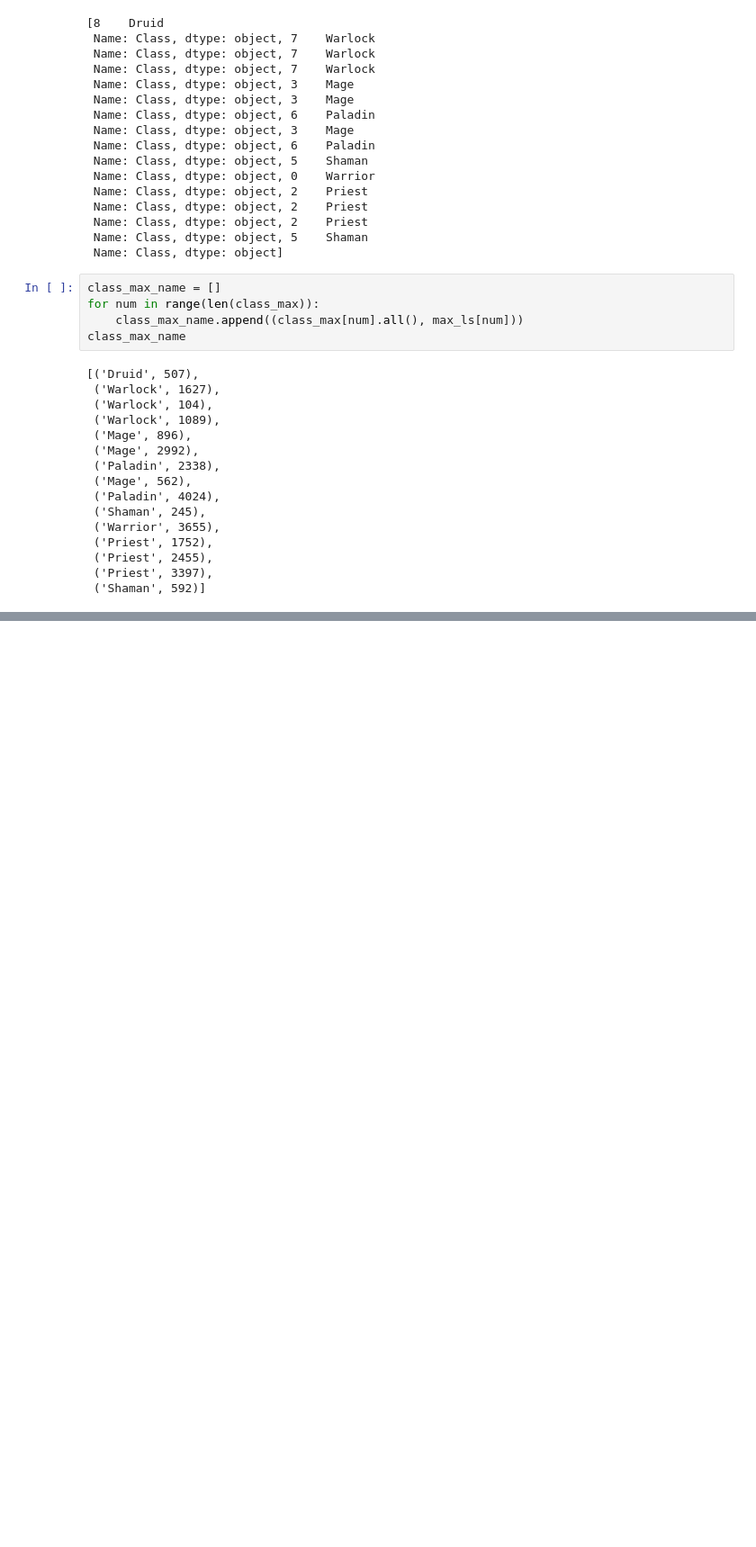
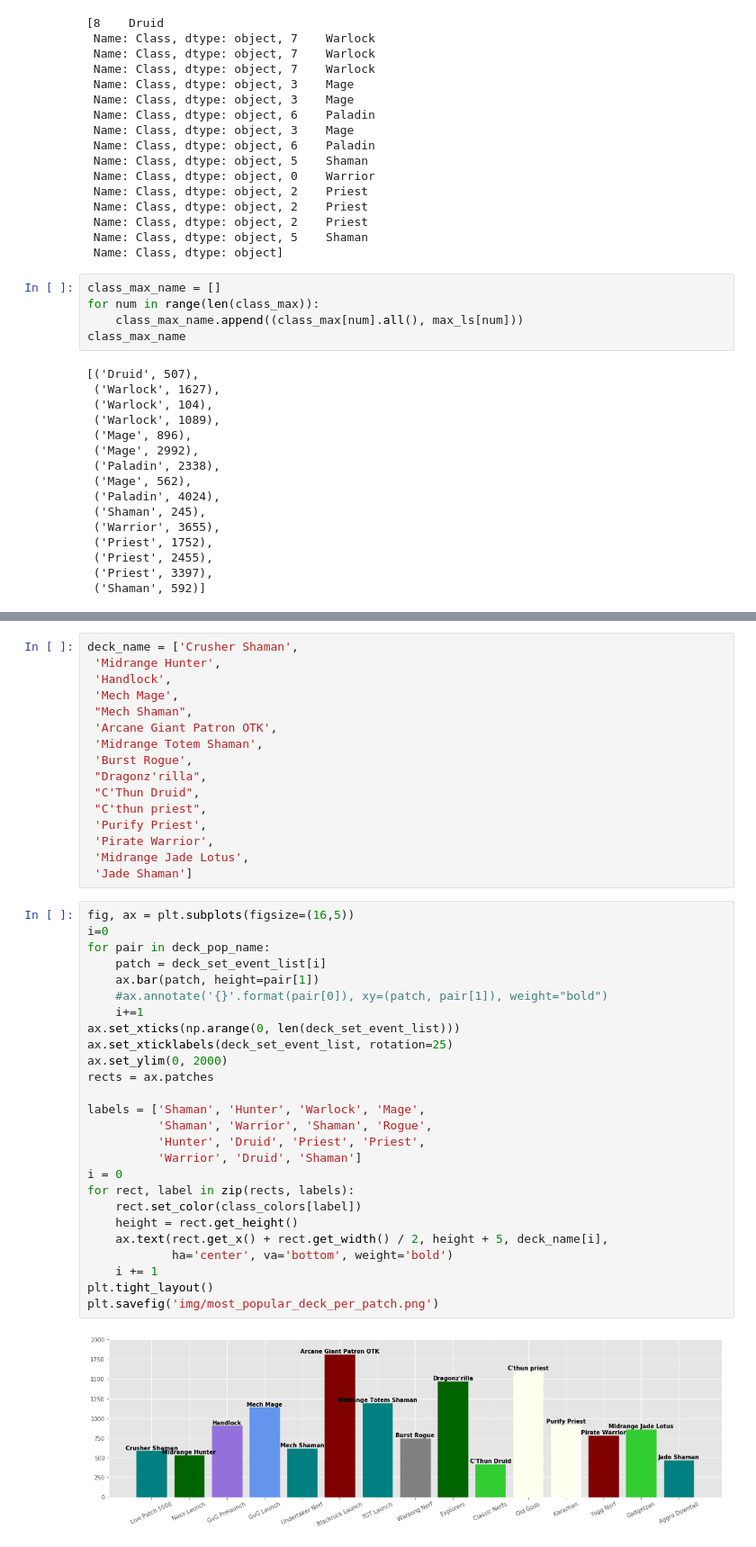
Before and after one commit to NJacobsohn/Hearthstone-Data-Analysis, a Jupyter notebook: EDA_plotting.ipynb, the cells around one changed output, grey strips where cells are left out. Shown at 90% size. Saved outputs shown, nothing was run; the diff lists cells and outputs as text; blank space fills up the shorter version.

```diff
--- a/EDA_plotting.ipynb
+++ b/EDA_plotting.ipynb
@@ -375,0 +597,44 @@ srs.all()
+# %%
+deck_name = ['Crusher Shaman',
+ 'Midrange Hunter',
+ 'Handlock',
+ 'Mech Mage',
+ "Mech Shaman",
+ 'Arcane Giant Patron OTK',
+ 'Midrange Totem Shaman',
+ 'Burst Rogue',
+ "Dragonz'rilla",
+ "C'Thun Druid",
+ "C'thun priest",
+ 'Purify Priest',
+ 'Pirate Warrior',
+ 'Midrange Jade Lotus',
+ 'Jade Shaman']
+# %%
+fig, ax = plt.subplots(figsize=(16,5))
+i=0
+for pair in deck_pop_name:
+    patch = deck_set_event_list[i]
+    ax.bar(patch, height=pair[1])
+    #ax.annotate('{}'.format(pair[0]), xy=(patch, pair[1]), weight="bold")
+    i+=1
+ax.set_xticks(np.arange(0, len(deck_set_event_list)))
+ax.set_xticklabels(deck_set_event_list, rotation=25)
+ax.set_ylim(0, 2000)
+rects = ax.patches
+
+labels = ['Shaman', 'Hunter', 'Warlock', 'Mage',
+          'Shaman', 'Warrior', 'Shaman', 'Rogue',
+          'Hunter', 'Druid', 'Priest', 'Priest',
+          'Warrior', 'Druid', 'Shaman']
+i = 0
+for rect, label in zip(rects, labels):
+    rect.set_color(class_colors[label])
+    height = rect.get_height()
+    ax.text(rect.get_x() + rect.get_width() / 2, height + 5, deck_name[i],
+            ha='center', va='bottom', weight='bold')
+    i += 1
+plt.tight_layout()
+plt.savefig('img/most_popular_deck_per_patch.png')
+# %% [output]
+[figure, added]
```
Also changed, not shown: parts of 33 cells of this notebook, 14 other files.
